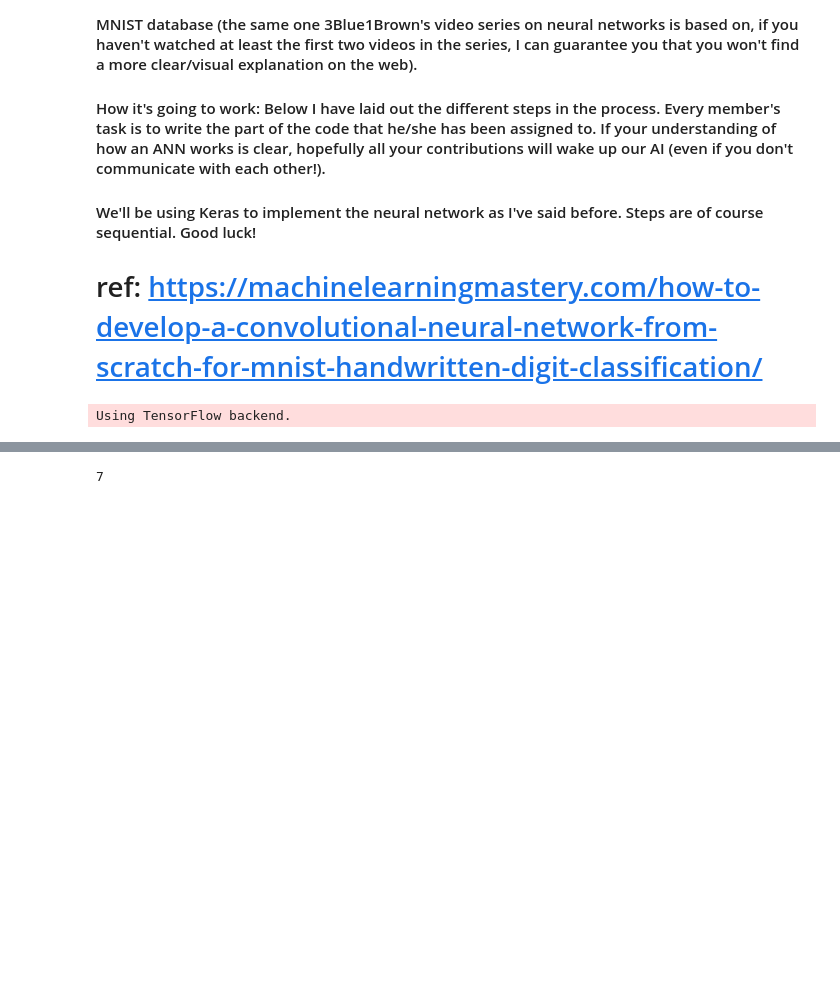
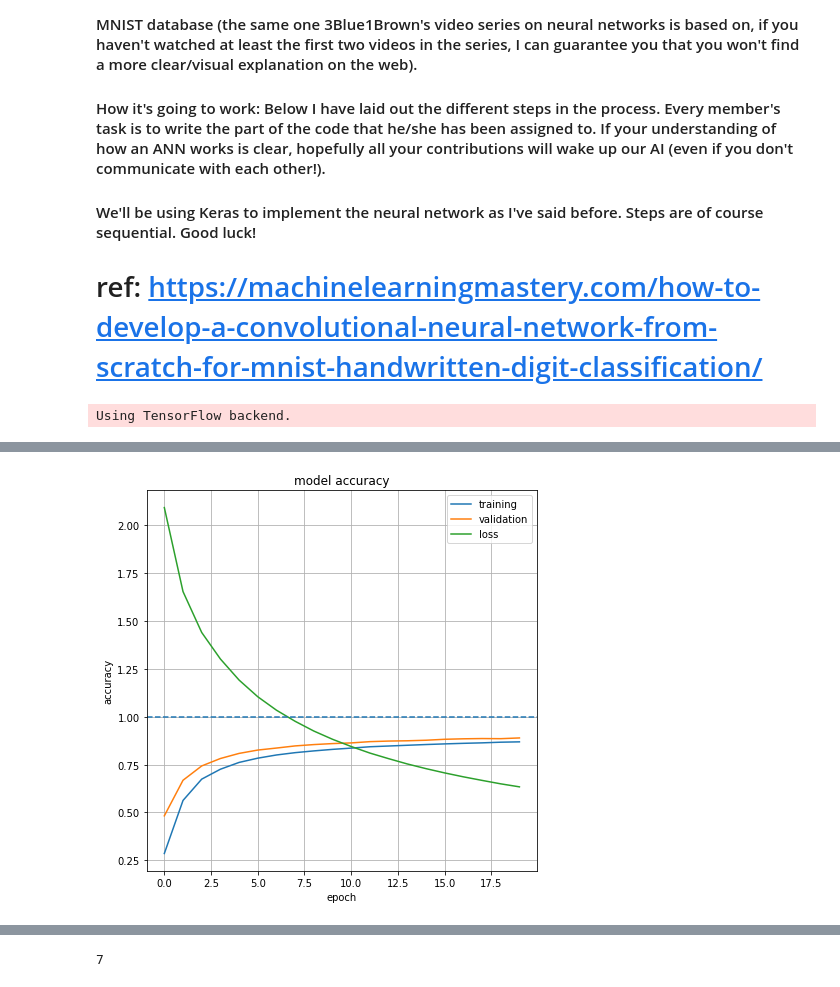
Before and after one commit to pinakm9/Ni3R, a Jupyter notebook: Your first AI/Your first AI.ipynb, the cells around one changed output, grey strips where cells are left out. Saved outputs shown, nothing was run; the diff lists cells and outputs as text; code cells hidden in the pictures; blank space fills up the shorter version.

Commit message:
improved accuracy of mnist dense NN

```diff
--- a/Your first AI/Your first AI.ipynb
+++ b/Your first AI/Your first AI.ipynb
@@ -90,18 +90,18 @@ every other neuron in the previous layer"""
 model.add(Flatten(input_shape=(28,28)))
 
 #The Hidden Layers:relu is rectified linear(look up wikipedia)
-model.add(Dense(512,activation='relu'))
-model.add(Dense(256,activation='relu'))
+model.add(Dense(32,activation='sigmoid', input_shape=(28*28,)))
+#model.add(Dense(256,activation='relu'))
 
 #Output layer must have 'softmax' activation(look up wikipedia)as we want probabilities in the output layer.
 model.add(Dense(10,activation='softmax'))
 
 #The Last step is to compile the model by specifying the cost-function
 #and the optimization method used to learn the parameters(weights of the NN)
-model.compile(loss='mean_squared_error',optimizer='sgd',metrics=['accuracy'])
+model.compile(loss='categorical_crossentropy',optimizer='sgd',metrics=['accuracy'])
 
 #Now train the data on the training Data Set and evlaute on test Data set
-learning_history=model.fit(digits.train.features,train.labels,batch_size=1000,epochs=50,shuffle=True)
+learning_history=model.fit(digits.train.features,train.labels,batch_size=1000,epochs=20,shuffle=True,validation_split=.1)
 
 # Saving the model
 #model.save('knowledge.h5')
@@ -178,0 +173,14 @@ plt.boxplot(acc)
+# %%
+import matplotlib.pyplot as plt
+plt.figure(figsize=(7,7))
+plt.plot(model.history.history['accuracy'])
+plt.plot(model.history.history['val_accuracy'])
+plt.plot(model.history.history['loss'])
+plt.title('model accuracy')
+plt.axhline(1,linestyle='dashed')
+plt.ylabel('accuracy')
+plt.xlabel('epoch')
+plt.legend(['training', 'validation','loss'], loc='best')
+plt.grid()
+# %% [output]
+[figure, added]
```
Also changed, not shown: parts of 6 cells of this notebook, 1 other file.
